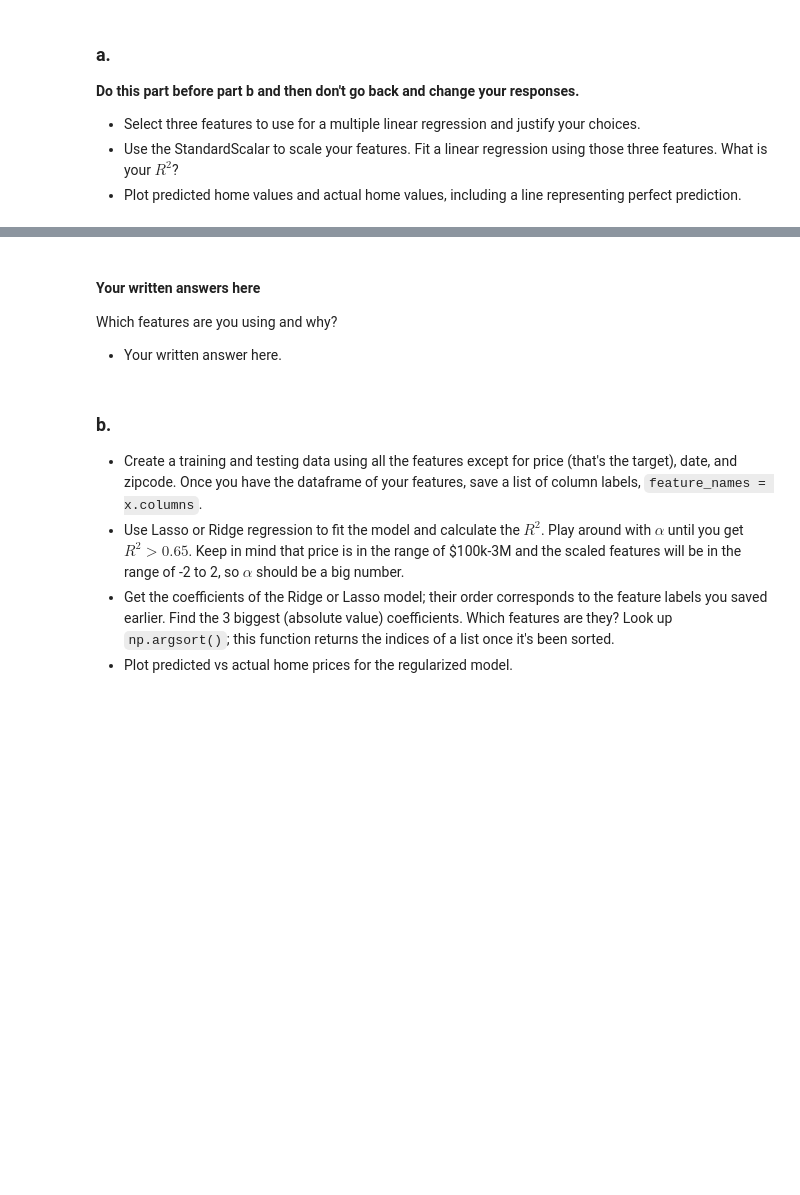
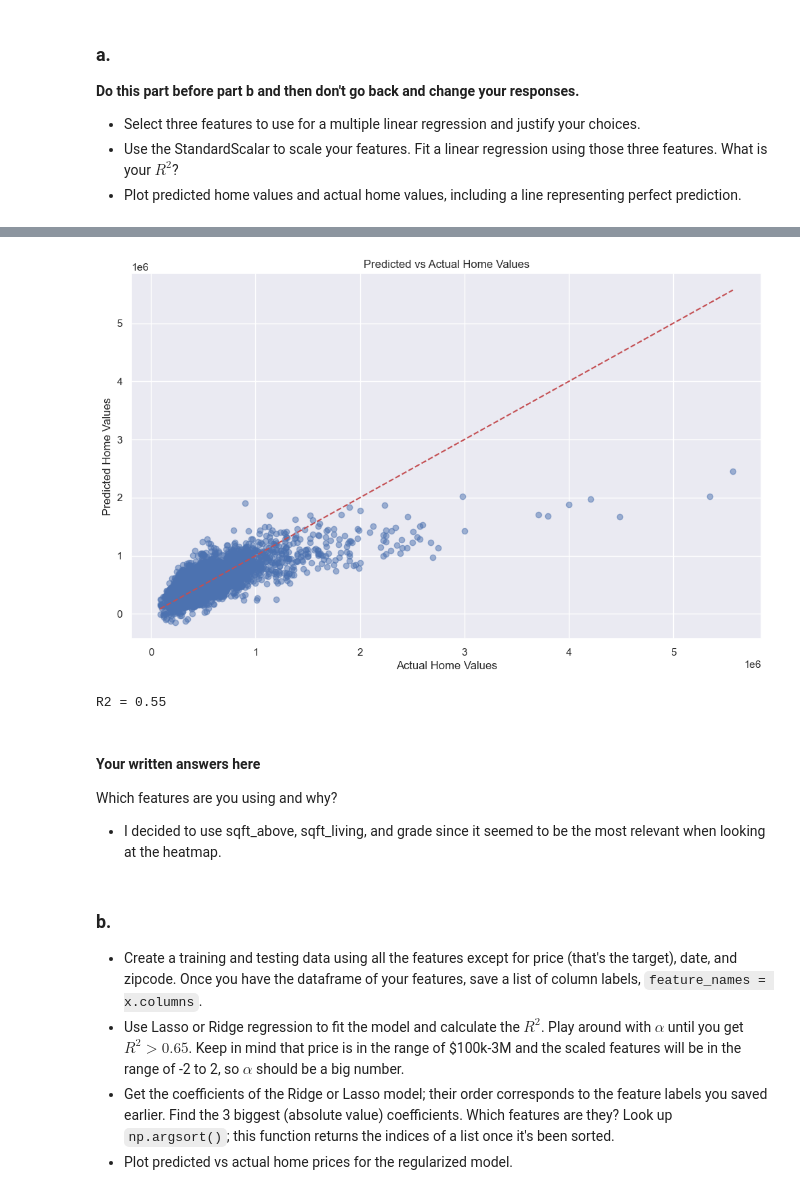
Before and after one commit to GettysburgDataScience/ps1-linear-regression-Kmestrada10, a Jupyter notebook: PS1.ipynb, the cells around one changed output, grey strips where cells are left out. Saved outputs shown, nothing was run; the diff lists cells and outputs as text; code cells hidden in the pictures; blank space fills up the shorter version.

````diff
--- a/PS1.ipynb
+++ b/PS1.ipynb
@@ -130,0 +215,7 @@ housing_df = pd.read_csv('kc_house_data.csv')
+# %%
+housing_df = pd.read_csv('kc_house_data.csv')
+#ignore ID, Date, Zipcode
+housing_df.columns
+
+housing_df2 = housing_df.drop(columns=['id','date', 'zipcode'])
+housing_df2.head()
@@ -141,8 +246,36 @@ housing_df = pd.read_csv('kc_house_data.csv')
+# %%
+from sklearn.preprocessing import StandardScaler
+X = housing_df[['sqft_above', 'sqft_living', 'grade']]
+y = housing_df2[['price']]
+
+X_train, X_test, y_train, y_test = train_test_split(X,y,test_size=0.2)
+
+ss = StandardScaler()
+ss.fit(X_train)
+
+X_scaled_train = ss.transform(X_train)
+X_scaled_test  = ss.transform(X_test)
+
+model_LinReg = LinearRegression()
+model_LinReg.fit(X_scaled_train, y_train)
+
+plt.figure(figsize=(12, 7))
+plt.scatter(y_test, model_LinReg.predict(X_scaled_test), alpha=0.5)
+plt.plot([y_test.min(), y_test.max()], [y_test.min(), y_test.max()], 'r--')
+plt.xlabel('Actual Home Values')
+plt.ylabel('Predicted Home Values')
+plt.title('Predicted vs Actual Home Values')
+plt.show()
+
+print(f'R2 = {model_LinReg.score(X_scaled_test, y_test):.2f}')
+# %% [output]
+[figure, added]
+R2 = 0.55
 # %% [markdown]
 #### Your written answers here
 Which features are you using and why?
 
- - Your written answer here.
+ - I decided to use sqft_above, sqft_living, and grade since it seemed to be the most relevant when looking at the heatmap.
 # %% [markdown]
 ### b.
 - Create a training and testing data using all the features except for price (that's the target), date, and zipcode. Once you have the dataframe of your features, save a list of column labels, ```feature_names = x.columns```.
````
Also changed, not shown: parts of 21 cells of this notebook.
